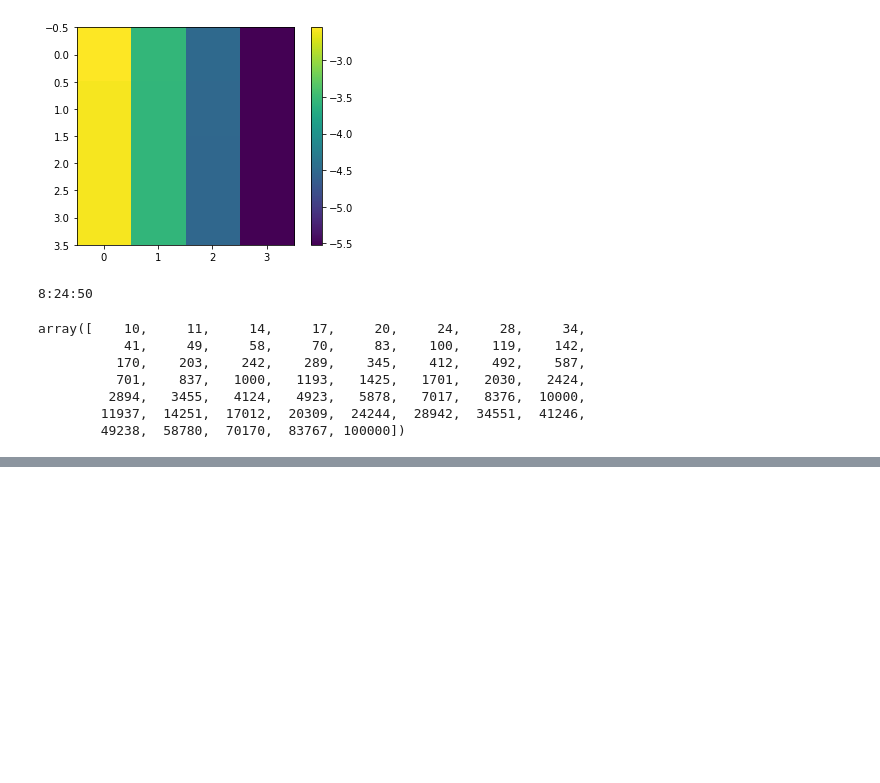
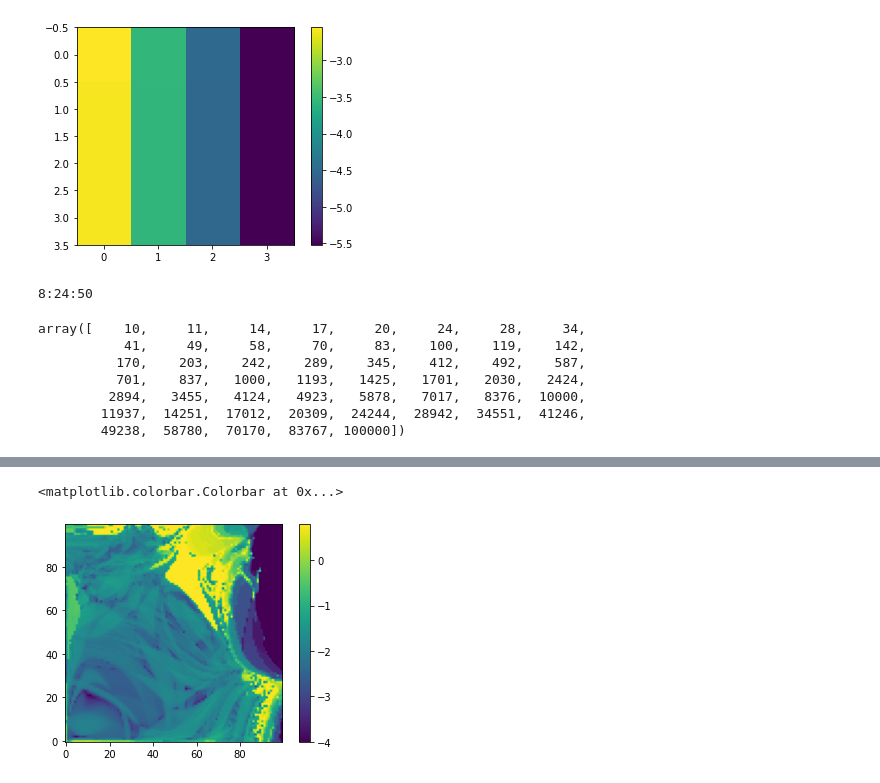
Before and after one commit to carlidel/lhc_dynamic_indicators, a Jupyter notebook: tests.ipynb, the cells around one changed output, grey strips where cells are left out. Saved outputs shown, nothing was run; the diff lists cells and outputs as text; code cells hidden in the pictures; blank space fills up the shorter version.

```diff
--- a/tests.ipynb
+++ b/tests.ipynb
@@ -147,0 +345,18 @@ array([    10,     11,     14,     17,     20,     24,     28,     34,
+# %%
+t = 100
+with h5py.File("/home/HPC/camontan/lhc_dynamic_indicators/out/quick_test/tune_b1_worst.h5", mode="r") as h5:
+    tune_x_1 = h5[f"tune/x/0/{t//2}"][:]
+    tune_x_2 = h5[f"tune/x/{t//2}/{t}"][:]
+    tune_y_1 = h5[f"tune/y/0/{t//2}"][:]
+    tune_y_2 = h5[f"tune/y/{t//2}/{t}"][:]
+
+tune_diff = np.sqrt(
+    (tune_x_1 - tune_x_2)**2 + (tune_y_1 - tune_y_2)**2
+)
+
+plt.figure()
+plt.imshow(np.log10(tune_diff).reshape(100, 100), origin="lower", vmin=-4)
+plt.colorbar()
+# %% [output]
+<matplotlib.colorbar.Colorbar at 0x...>
+[figure, added]
```
Also changed, not shown: parts of 19 cells of this notebook, 8 other files.
